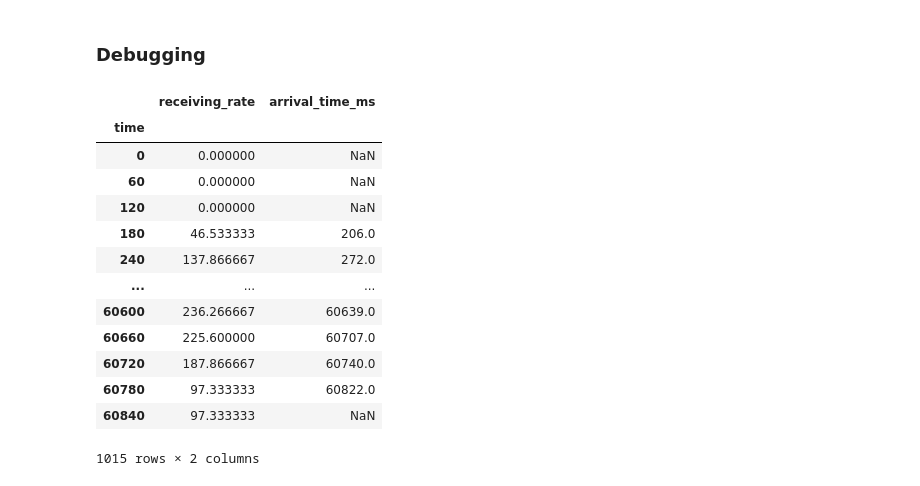
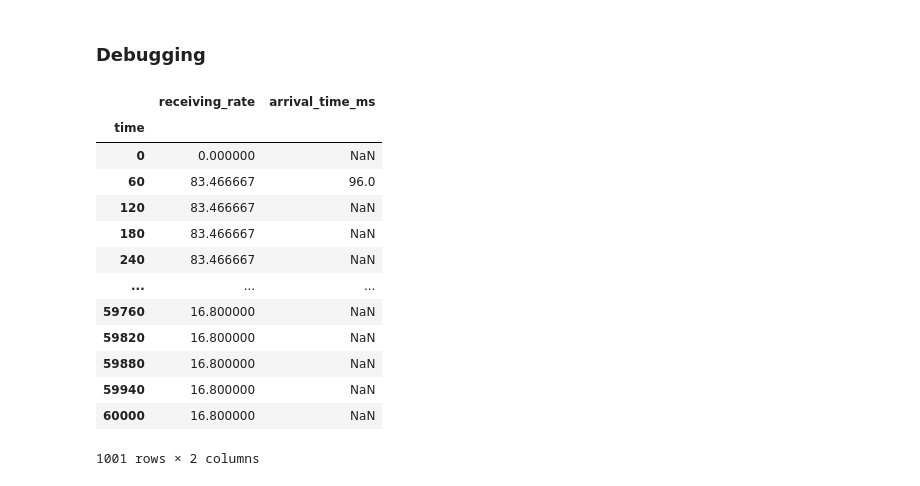
Before and after one commit to denama/ReCoCo, a Jupyter notebook: simulation_analysis/Rate_vs_capacity_no_packets.ipynb, the cells around one changed output. Cells and saved outputs as stored; diff of their text form; code cells hidden in the pictures.

```diff
--- a/simulation_analysis/Rate_vs_capacity_no_packets.ipynb
+++ b/simulation_analysis/Rate_vs_capacity_no_packets.ipynb
@@ -56,24 +60,24 @@ for episode in range(max_num_episodes):
 # %% [markdown]
 ### Debugging
 # %%
-df_rate = pd.DataFrame(l_rate[2][0]["receiving_rate"], columns=["receiving_rate", "arrival_time_ms"])
+df_rate = pd.DataFrame(l_rate[1][0]["receiving_rate"], columns=["receiving_rate", "arrival_time_ms"])
 df_rate["receiving_rate"] = df_rate["receiving_rate"]/1000
 t = np.arange(len(df_rate))*60
 df_rate["time"] = t
 df_rate.set_index("time", inplace=True)
 df_rate
 # %% [output]
 |  | receiving_rate | arrival_time_ms |
 | time |  |  |
 | 0 | 0.000000 | NaN |
-| 60 | 0.000000 | NaN |
-| 120 | 0.000000 | NaN |
-| 180 | 46.533333 | 206.0 |
-| 240 | 137.866667 | 272.0 |
+| 60 | 83.466667 | 96.0 |
+| 120 | 83.466667 | NaN |
+| 180 | 83.466667 | NaN |
+| 240 | 83.466667 | NaN |
 | ... | ... | ... |
-| 60600 | 236.266667 | 60639.0 |
-| 60660 | 225.600000 | 60707.0 |
-| 60720 | 187.866667 | 60740.0 |
-| 60780 | 97.333333 | 60822.0 |
-| 60840 | 97.333333 | NaN |
+| 59760 | 16.800000 | NaN |
+| 59820 | 16.800000 | NaN |
+| 59880 | 16.800000 | NaN |
+| 59940 | 16.800000 | NaN |
+| 60000 | 16.800000 | NaN |
-1015 rows × 2 columns
+1001 rows × 2 columns
```
Also changed, not shown: parts of 2 cells of this notebook, 23 other files.
